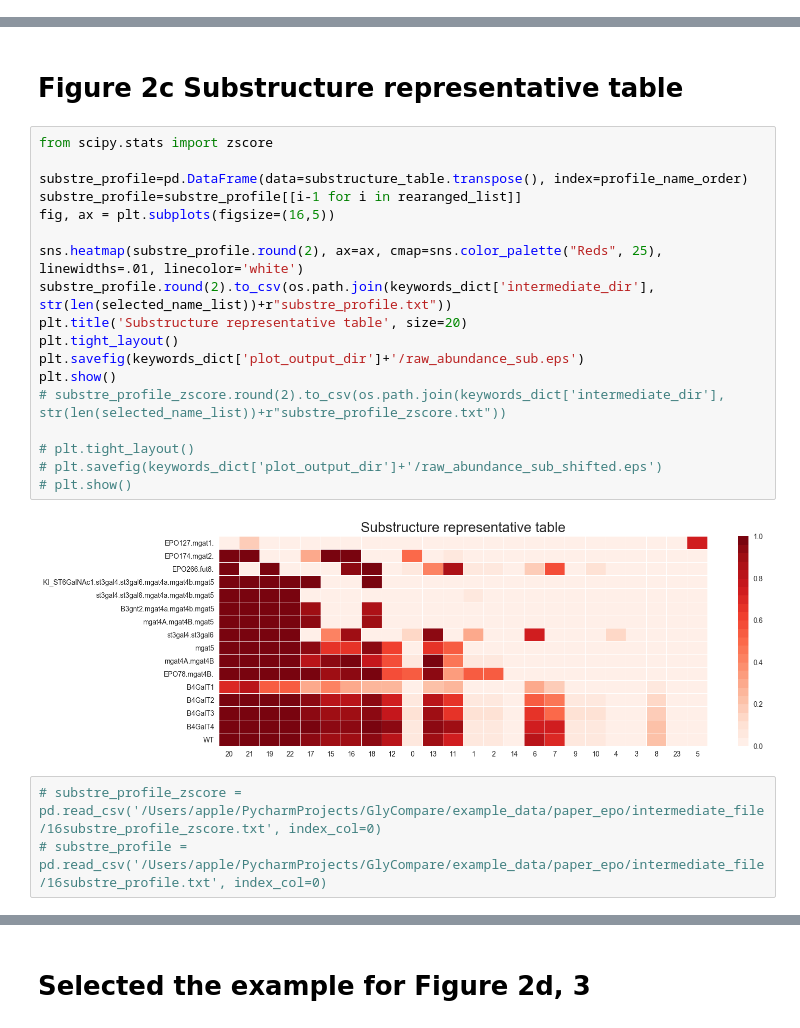
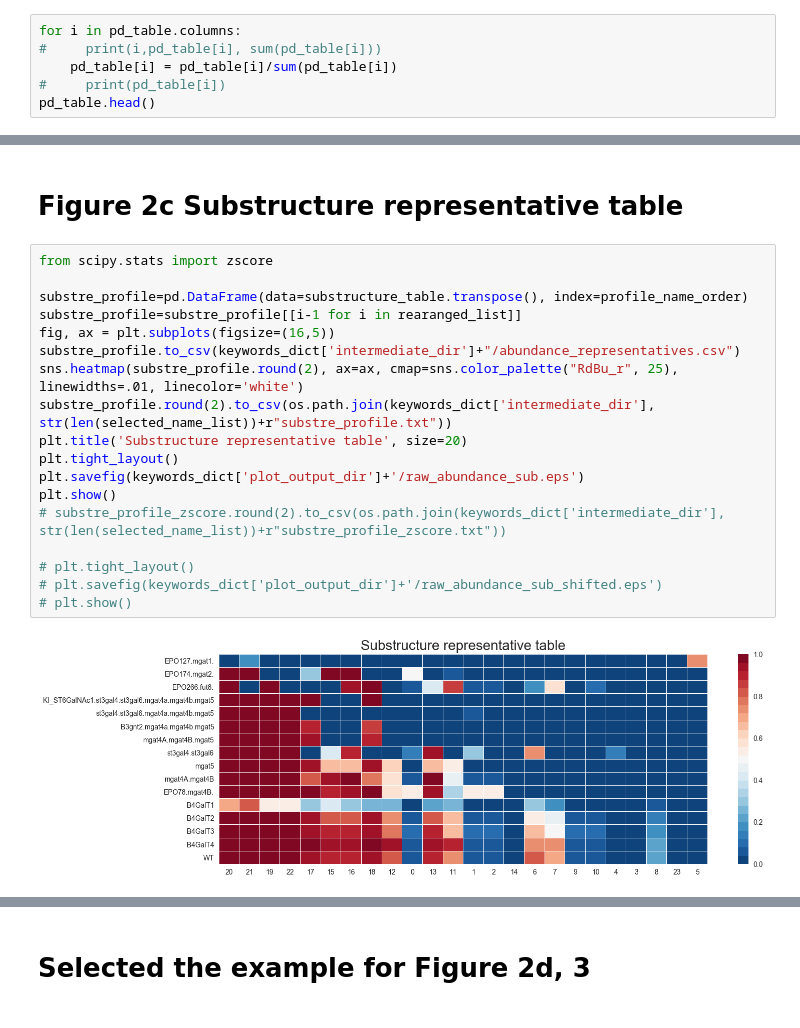
Before and after one commit to LewisLabUCSD/GlyCompare, a Jupyter notebook: example_notebook/Fig2_Fig3_epo_analysis.ipynb, the cells around one changed output, grey strips where cells are left out. Cells and saved outputs as stored; diff of their text form.

```diff
--- a/example_notebook/Fig2_Fig3_epo_analysis.ipynb
+++ b/example_notebook/Fig2_Fig3_epo_analysis.ipynb
@@ -252,0 +202,6 @@ pd_table = pd.DataFrame(abundance_table, columns=profile_name, index=feature_nam
+# %%
+for i in pd_table.columns:
+#     print(i,pd_table[i], sum(pd_table[i]))
+    pd_table[i] = pd_table[i]/sum(pd_table[i])
+#     print(pd_table[i])
+pd_table.head()
@@ -436,23 +417,20 @@ cluster_table_redraw = pd.DataFrame(data=reorder_glycoprofile_table, index=_inde
 # %%
 from scipy.stats import zscore
 
 substre_profile=pd.DataFrame(data=substructure_table.transpose(), index=profile_name_order)
 substre_profile=substre_profile[[i-1 for i in rearanged_list]]
 fig, ax = plt.subplots(figsize=(16,5))
-
-sns.heatmap(substre_profile.round(2), ax=ax, cmap=sns.color_palette("Reds", 25), linewidths=.01, linecolor='white')
+substre_profile.to_csv(keywords_dict['intermediate_dir']+"/abundance_representatives.csv")
+sns.heatmap(substre_profile.round(2), ax=ax, cmap=sns.color_palette("RdBu_r", 25), linewidths=.01, linecolor='white')
 substre_profile.round(2).to_csv(os.path.join(keywords_dict['intermediate_dir'], str(len(selected_name_list))+r"substre_profile.txt"))
 plt.title('Substructure representative table', size=20)
 plt.tight_layout()
 plt.savefig(keywords_dict['plot_output_dir']+'/raw_abundance_sub.eps')
 plt.show()
 # substre_profile_zscore.round(2).to_csv(os.path.join(keywords_dict['intermediate_dir'], str(len(selected_name_list))+r"substre_profile_zscore.txt"))
 
 # plt.tight_layout()
 # plt.savefig(keywords_dict['plot_output_dir']+'/raw_abundance_sub_shifted.eps')
 # plt.show()
 # %% [output]
-[figure, old version]
+[figure, new version]
-# %%
-# substre_profile_zscore = pd.read_csv('/Users/apple/PycharmProjects/GlyCompare/example_data/paper_epo/intermediate_file/16substre_profile_zscore.txt', index_col=0)
-# substre_profile = pd.read_csv('/Users/apple/PycharmProjects/GlyCompare/example_data/paper_epo/intermediate_file/16substre_profile.txt', index_col=0)
```
Also changed, not shown: parts of 19 cells of this notebook, 17 other files.
